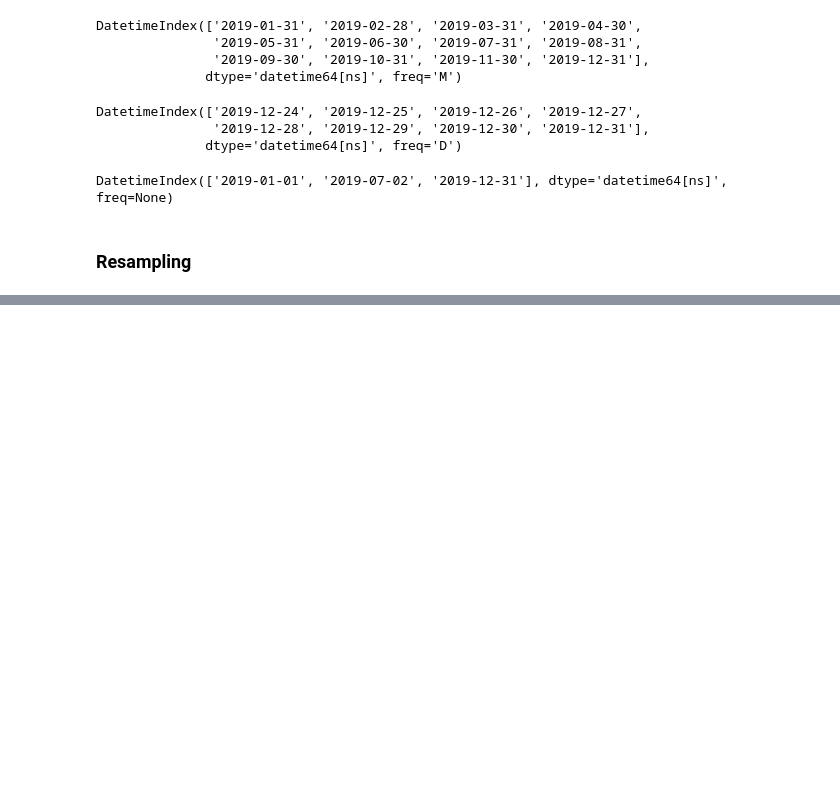
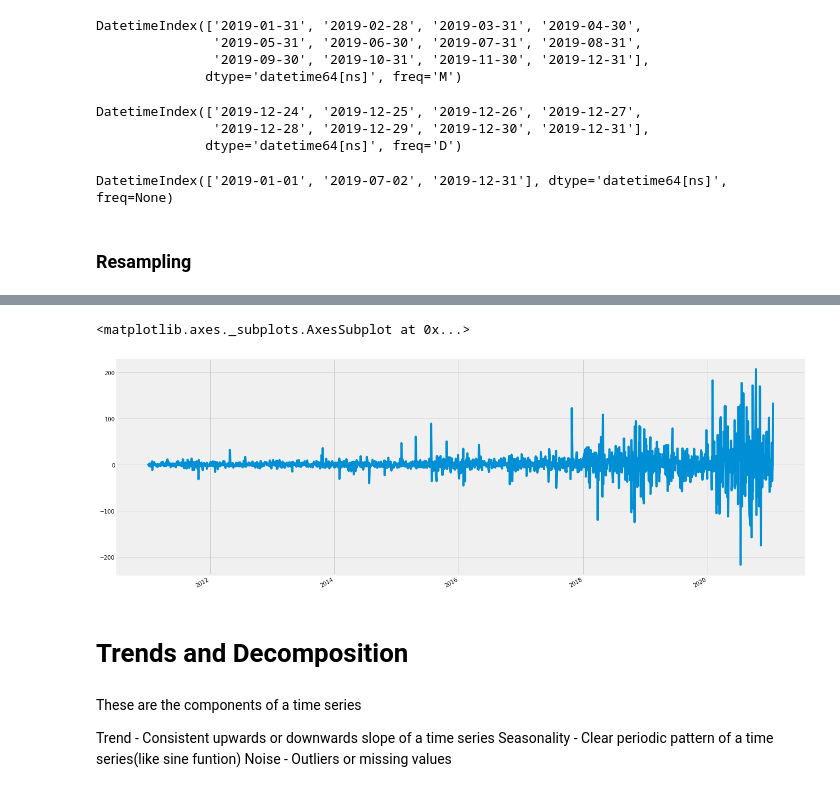
Before and after one commit to Banner10/Phase_4_TimeSeries, a Jupyter notebook: Time_Series_Analysis_Amazon.ipynb, the cells around one changed output, grey strips where cells are left out. Drawn from its saved outputs; the diff is of its cells as text; code cells hidden in the pictures; blank space fills up the shorter version.

```diff
--- a/Time_Series_Analysis_Amazon.ipynb
+++ b/Time_Series_Analysis_Amazon.ipynb
@@ -269,0 +281,14 @@ Freq: MS, Name: close, dtype: float64
+# %%
+#absolute change
+amazon_daily.high.diff().plot(figsize=(20,8))
+# %% [output]
+<matplotlib.axes._subplots.AxesSubplot at 0x...>
+[figure, added]
+# %% [markdown]
+# Trends and Decomposition
+# %% [markdown]
+These are the components of a time series
+
+Trend - Consistent upwards or downwards slope of a time series
+Seasonality - Clear periodic pattern of a time series(like sine funtion)
+Noise - Outliers or missing values
```
Also changed, not shown: parts of 75 cells of this notebook, 2 other files.
